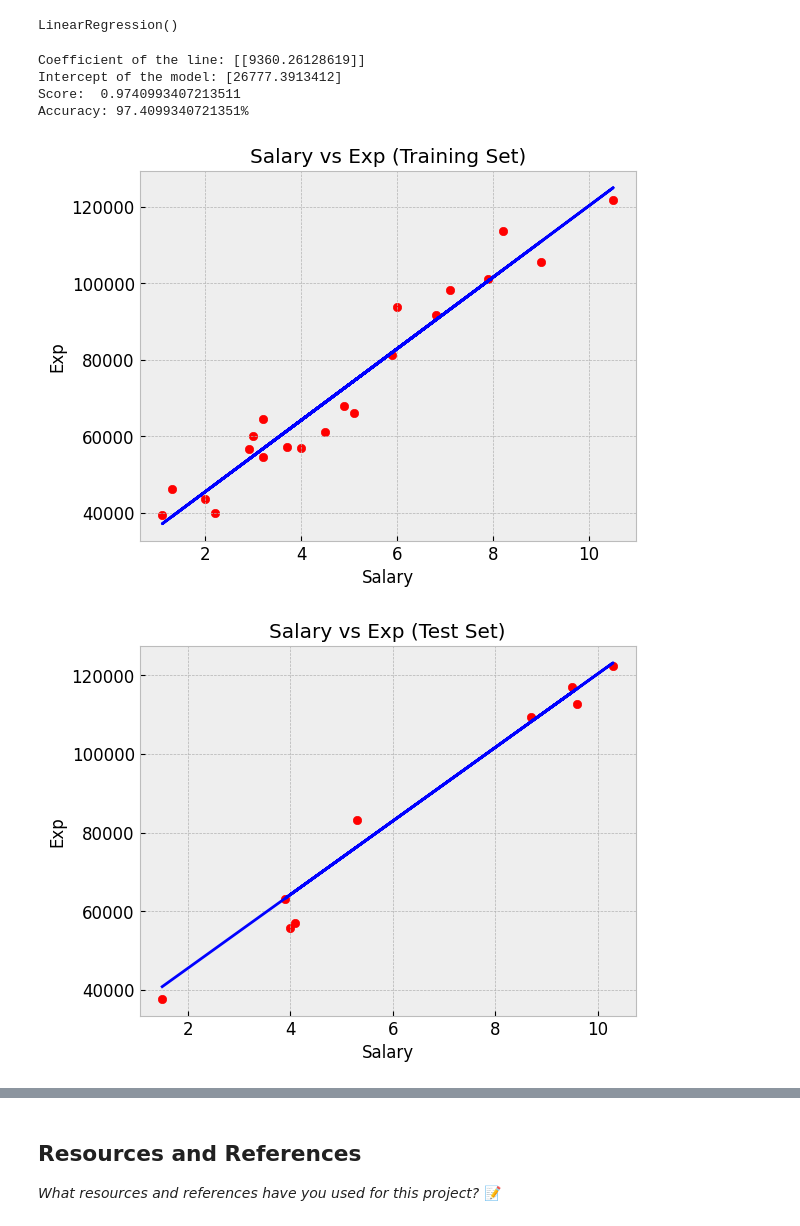
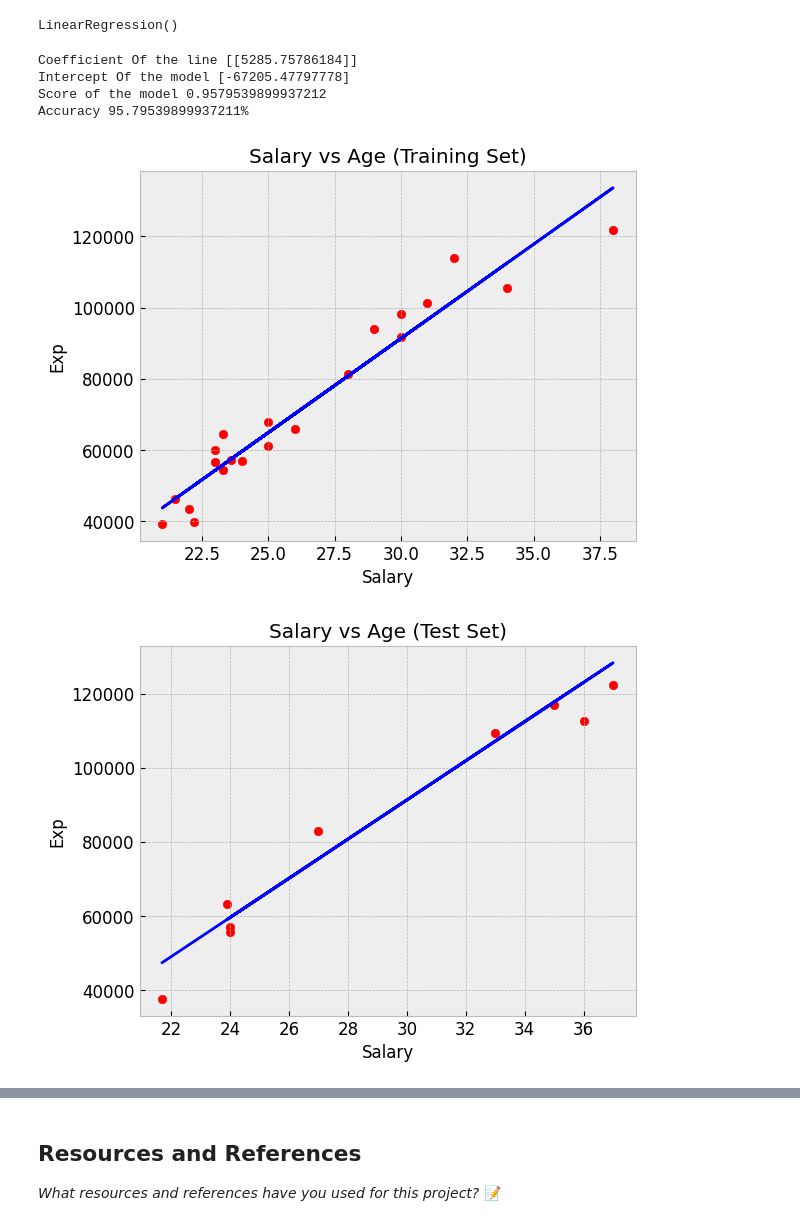
Before and after one commit to IT4063c-Spring23/final-project-dthapa1, a Jupyter notebook: source.ipynb, the cells around one changed output, grey strips where cells are left out. Drawn from its saved outputs; the diff is of its cells as text; code cells hidden in the pictures.

Commit message:
relation between age and salary

```diff
--- a/source.ipynb
+++ b/source.ipynb
@@ -261,7 +261,7 @@ Predicted income for 20 years of education: $214,791.44662777
 Regression
 Train the model using sklearn
 # %%
-X = np.array(salaries_data_df['YearsExperience']).reshape(-1, 1)
+X = np.array(salaries_data_df['Age']).reshape(-1, 1)
 y = np.array(salaries_data_df['Salary']).reshape(-1, 1)
 
 X_train, X_test, y_train, y_test = train_test_split(X, y, train_size=0.7, random_state=0)
@@ -271,36 +271,37 @@ model.fit(X_train, y_train)
 # %% [output]
 LinearRegression()
 # %%
-print('Coefficient of the line:',model.coef_)
-print('Intercept of the model:',model.intercept_)
+print("Coefficient Of the line", model.coef_)
+print("Intercept Of the model", model.intercept_)
 
 score = model.score(X_test, y_test)
-print('Score: ', score)
-print('Accuracy: ' + str(score*100) + '%')
+print("Score of the model", score)
+print("Accuracy", str(score * 100) + '%')
 # %% [output]
-Coefficient of the line: [[9360.26128619]]
-Intercept of the model: [26777.3913412]
-Score:  0.9740993407213511
-Accuracy: 97.4099340721351%
+Coefficient Of the line [[5285.75786184]]
+Intercept Of the model [-67205.47797778]
+Score of the model 0.9579539899937212
+Accuracy 95.79539899937211%
 # %%
 y_predict = model.predict(X_test)
 # %%
+
 plt.scatter(X_train, y_train, color='r')
 plt.plot(X_train, model.predict(X_train), color='b')
-plt.title('Salary vs Exp (Training Set)')
+plt.title('Salary vs Age (Training Set)')
 plt.xlabel('Salary')
 plt.ylabel('Exp')
 plt.show()
 
 plt.scatter(X_test, y_test, color='r')
 plt.plot(X_test, model.predict(X_test), color='b')
-plt.title('Salary vs Exp (Test Set)')
+plt.title('Salary vs Age (Test Set)')
 plt.xlabel('Salary')
 plt.ylabel('Exp')
 plt.show()
 # %% [output]
-[figure, old version]
+[figure, new version]
-[figure, old version]
+[figure, new version]
 # %%
 plt.figure(figsize = (12, 6))
 plt.scatter(y_test, y_predict, color='r', linestyle='-')
```
Also changed, not shown: parts of 3 cells of this notebook.
